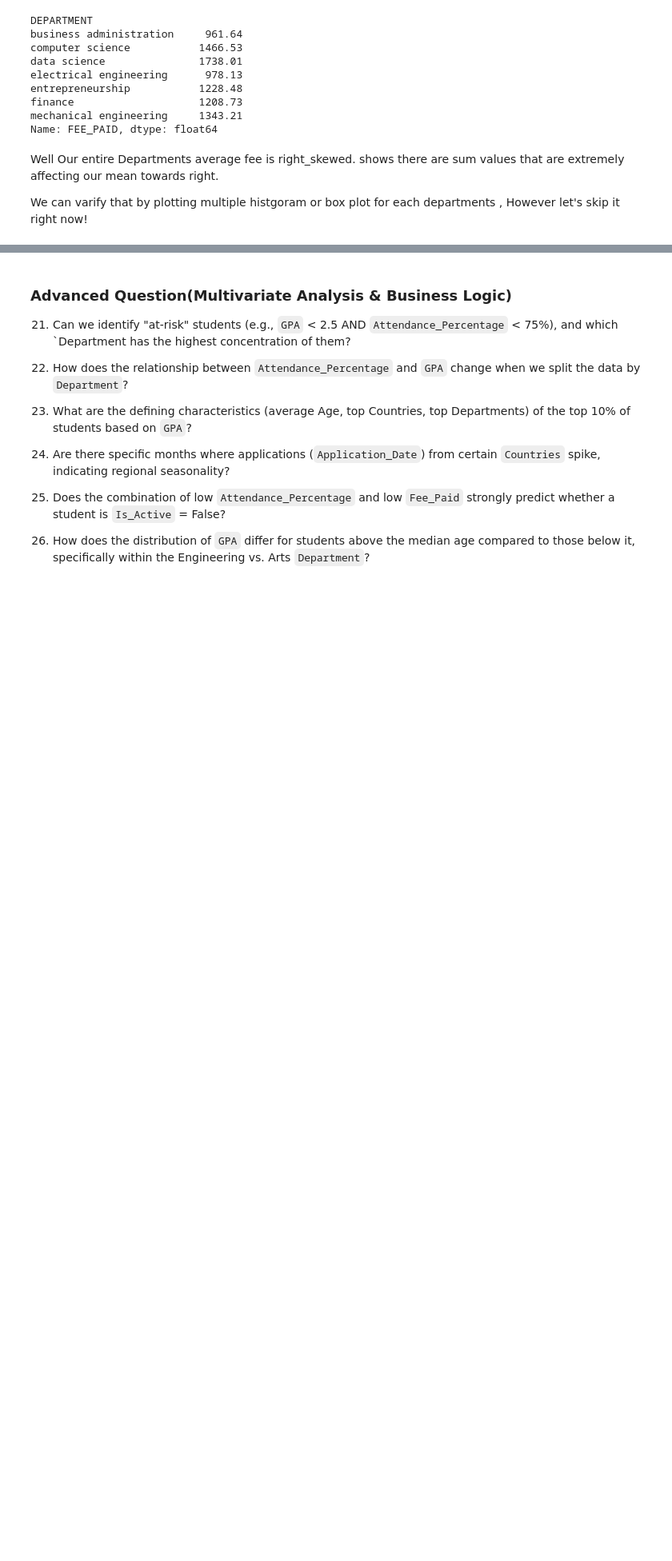
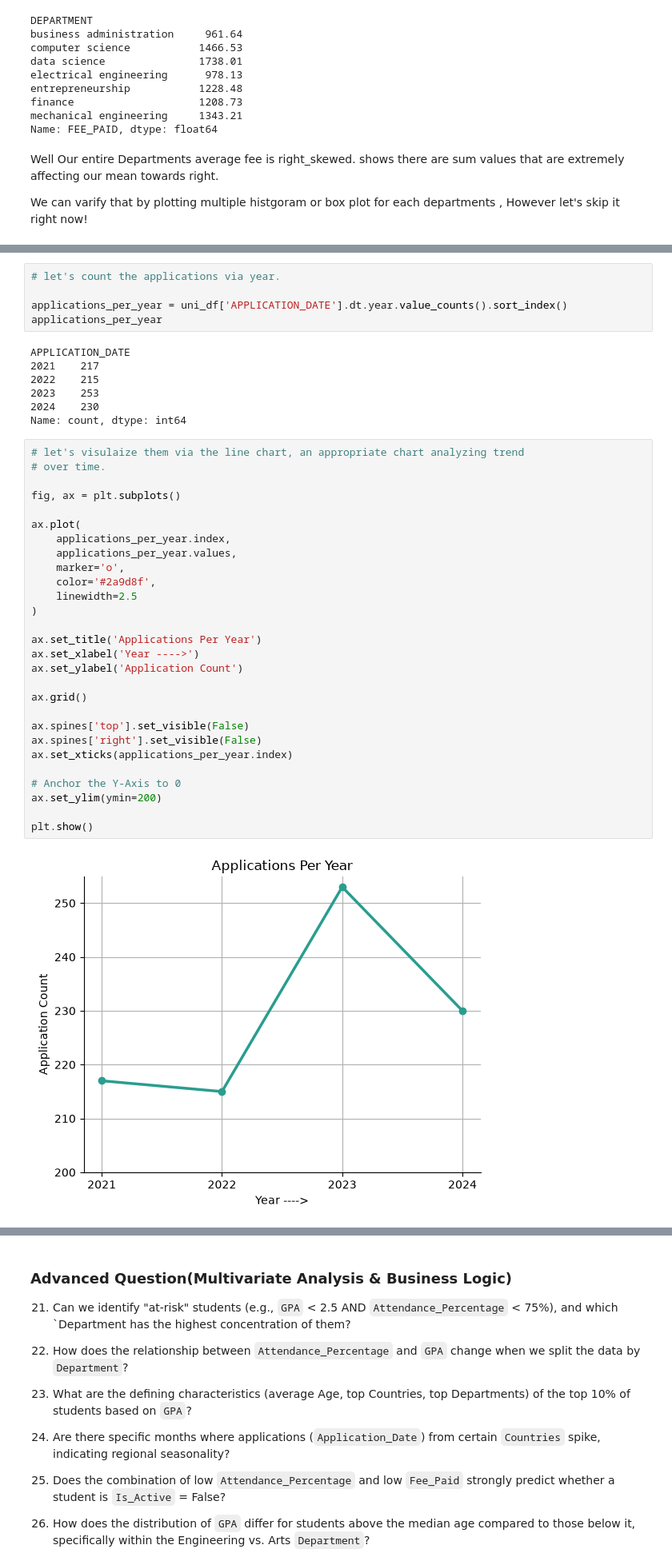
Before and after one commit to sohail-ansari0023/Becoming-A-Data-Analyst, a Jupyter notebook: Exploratory_Data_Analysis/Analytical_Notebooks/EDA_on_university_dataset.ipynb, the cells around one changed output, grey strips where cells are left out. Shown at 80% size. Cells and saved outputs as stored; diff of their text form; blank space fills up the shorter version.

```diff
--- a/Exploratory_Data_Analysis/Analytical_Notebooks/EDA_on_university_dataset.ipynb
+++ b/Exploratory_Data_Analysis/Analytical_Notebooks/EDA_on_university_dataset.ipynb
@@ -640,0 +643,42 @@ We can varify that by plotting multiple histgoram or box plot for each departmen
+# %%
+# let's count the applications via year.
+
+applications_per_year = uni_df['APPLICATION_DATE'].dt.year.value_counts().sort_index()
+applications_per_year
+# %% [output]
+APPLICATION_DATE
+2021    217
+2022    215
+2023    253
+2024    230
+Name: count, dtype: int64
+# %%
+# let's visulaize them via the line chart, an appropriate chart analyzing trend
+# over time.
+
+fig, ax = plt.subplots()
+
+ax.plot(
+    applications_per_year.index,
+    applications_per_year.values,
+    marker='o',
+    color='#2a9d8f',
+    linewidth=2.5
+)
+
+ax.set_title('Applications Per Year')
+ax.set_xlabel('Year ---->')
+ax.set_ylabel('Application Count')
+
+ax.grid()
+
+ax.spines['top'].set_visible(False)
+ax.spines['right'].set_visible(False)
+ax.set_xticks(applications_per_year.index)
+
+# Anchor the Y-Axis to 0
+ax.set_ylim(ymin=200)
+
+plt.show()
+# %% [output]
+[figure, added]
```
Also changed, not shown: parts of 18 cells of this notebook, 1 other file.
